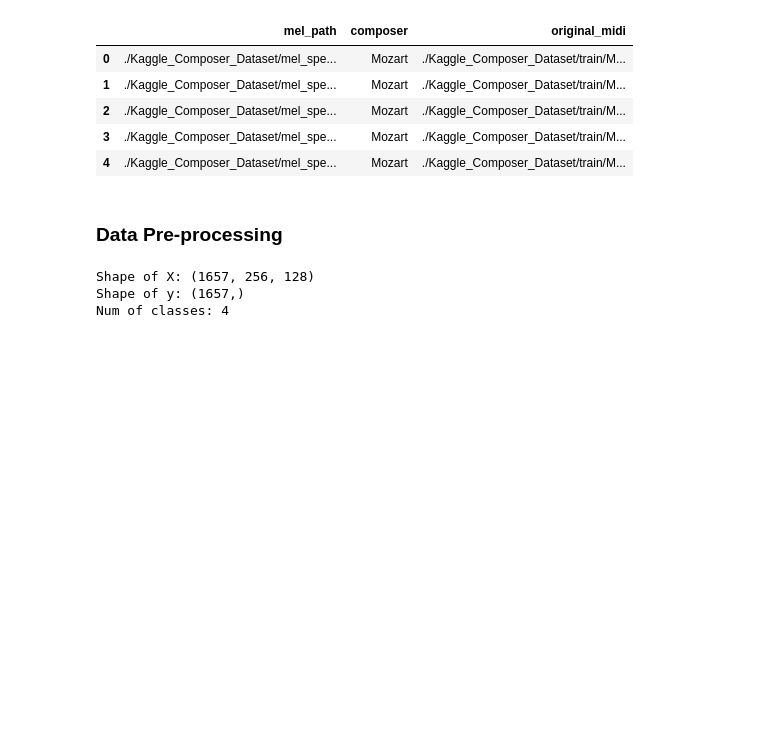
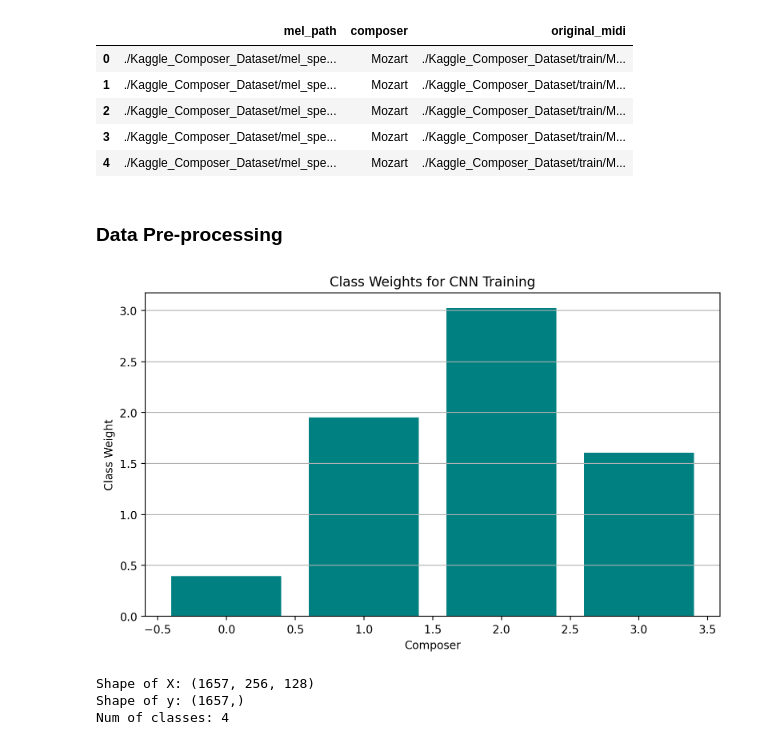
Before and after one commit to santa-dask/Music_Maestro_AI, a Jupyter notebook: AAI_511_IN2_Music_Maestro_AI-Project_new.ipynb, the cells around one changed output. Cells and saved outputs as stored; diff of their text form; code cells hidden in the pictures; blank space fills up the shorter version.

```diff
--- a/AAI_511_IN2_Music_Maestro_AI-Project_new.ipynb
+++ b/AAI_511_IN2_Music_Maestro_AI-Project_new.ipynb
@@ -899,6 +906,24 @@ X = np.array(X)  # shape: (n_samples, 256, 128)
 le = LabelEncoder()
 y = le.fit_transform(y)
 num_classes = len(le.classes_)
+# %%
+# Compute class weights for the encoded labels
+class_weights = compute_class_weight(class_weight="balanced", classes=np.unique(y), y=y)
+
+# Convert to dictionary format expected by Keras
+class_weight_dict = {i: weight for i, weight in enumerate(class_weights)}
+# %%
+# Plot class weights
+plt.figure(figsize=(8, 5))
+plt.bar(class_weight_dict.keys(), class_weight_dict.values(), color='teal')
+plt.title("Class Weights for CNN Training")
+plt.xlabel("Composer")
+plt.ylabel("Class Weight")
+plt.grid(axis='y')
+plt.tight_layout()
+plt.show()
+# %% [output]
+[figure, added]
 # %%
 # Train/validation/test split
 X_train, X_temp, y_train, y_temp = train_test_split(X, y, test_size=0.2, stratify=y, random_state=42)
```
Also changed, not shown: parts of 18 cells of this notebook.
